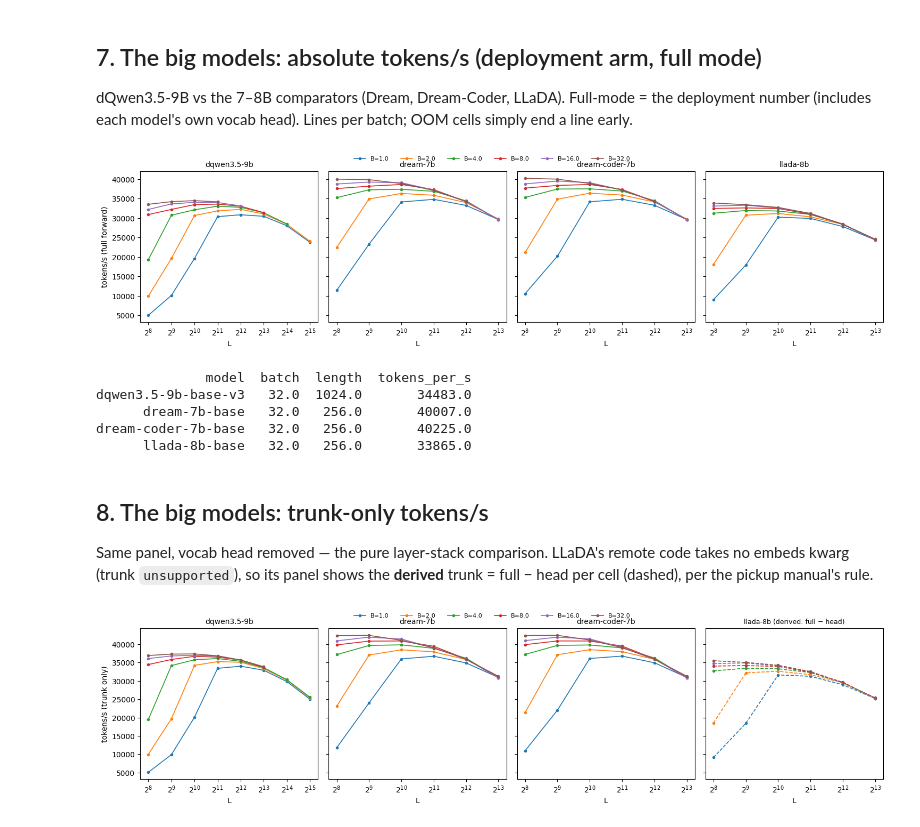
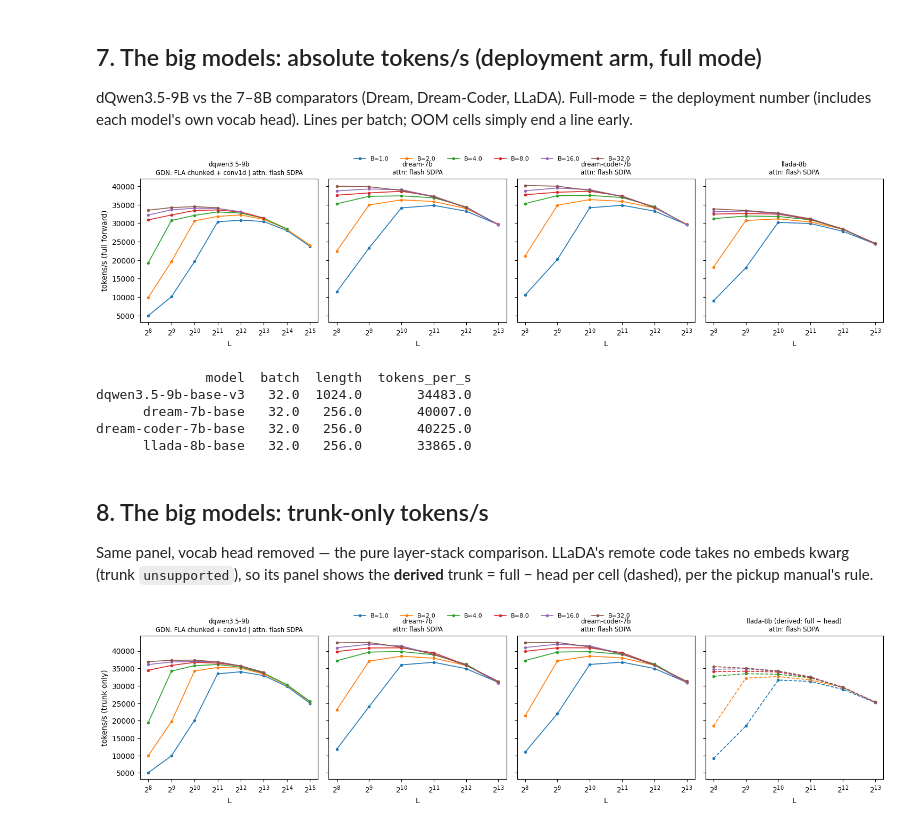
Before and after one commit to AntonXue/dQwen, a Jupyter notebook: notebooks/throughput_viz.ipynb, the cells around one changed output. Saved outputs shown, nothing was run; the diff lists cells and outputs as text; code cells hidden in the pictures.

Commit message:
Notebook: backend implementations under each big-model panel title
Read from the records' own provenance (sdpa_arm / fla / causal_conv1d),
never hardcoded -- the hybrid asserts both GDN packages were live, so a
fallback-tainted record set would fail the cell rather than mislabel.

Co-Authored-By: Claude Fable 5 <noreply@anthropic.com>

```diff
--- a/notebooks/throughput_viz.ipynb
+++ b/notebooks/throughput_viz.ipynb
@@ -162,26 +162,36 @@ dQwen3.5-9B vs the 7–8B comparators (Dream, Dream-Coder, LLaDA). Full-mode =
 the deployment number (includes each model's own vocab head). Lines per batch;
 OOM cells simply end a line early.
 # %%
+def impl_line(m):
+    """Backend line from the records' own provenance, not hardcoded."""
+    r = v2[(v2.model == m) & (v2.arm == "deployment")].iloc[0]
+    attn = "attn: flash SDPA" if r.sdpa_arm == "fast" else "attn: math SDPA"
+    if m.startswith("dqwen3.5"):
+        assert bool(r["fla"]) and bool(r["causal_conv1d"])
+        return f"GDN: FLA chunked + conv1d | {attn}"
+    return attn
+
 BIG = ["dqwen3.5-9b-base-v3", "dream-7b-base", "dream-coder-7b-base", "llada-8b-base"]
 big = v2[(v2.arm == "deployment") & (v2["mode"] == "full") & v2.model.isin(BIG)]
 fig, axes = plt.subplots(1, 4, figsize=(15, 3.8), sharey=True)
 for ax, m in zip(axes, BIG):
     sub = big[big.model == m]
     for b, g in sub.groupby("batch"):
         g = g.sort_values("length")
         ax.plot(g.length, g.tokens_per_s, marker="o", ms=3, lw=1.2,
                 label=f"B={b}" if m == BIG[0] else None)
     ax.set_xscale("log", base=2)
-    ax.set_title(m.replace("-base-v3", "").replace("-base", ""), fontsize=10)
+    ax.set_title(m.replace("-base-v3", "").replace("-base", "")
+                 + "\n" + impl_line(m), fontsize=8.5)
     ax.set_xlabel("L")
 axes[0].set_ylabel("tokens/s (full forward)")
 fig.legend(loc="upper center", ncol=6, fontsize=8, frameon=False)
 fig.tight_layout(); plt.show()
 peak = big.loc[big.groupby("model").tokens_per_s.idxmax(),
                ["model", "batch", "length", "tokens_per_s"]]
 print(peak.to_string(index=False))
 # %% [output]
-[figure, old version]
+[figure, new version]
               model  batch  length  tokens_per_s
 dqwen3.5-9b-base-v3   32.0  1024.0       34483.0
       dream-7b-base   32.0   256.0       40007.0
@@ -201,7 +211,8 @@ for ax, m in zip(axes, BIG):
             g = g.sort_values("length")
             ax.plot(g.length, g.tokens_per_s, marker="o", ms=3, lw=1.2,
                     label=f"B={b}" if m == BIG[0] else None)
-        ax.set_title(m.replace("-base-v3", "").replace("-base", ""), fontsize=10)
+        ax.set_title(m.replace("-base-v3", "").replace("-base", "")
+                 + "\n" + impl_line(m), fontsize=8.5)
     else:  # derived trunk = full - head (manual S5.5)
         fh = v2[(v2.arm == "deployment") & (v2.model == m)
                 & v2["mode"].isin(["full", "head"])]
@@ -211,11 +222,12 @@ for ax, m in zip(axes, BIG):
         for b, g in piv.groupby("batch"):
             g = g.sort_values("length")
             ax.plot(g.length, g.tok_s, marker="o", ms=3, lw=1.2, ls="--")
-        ax.set_title("llada-8b (derived: full − head)", fontsize=9)
+        ax.set_title("llada-8b (derived: full − head)\n"
+                 + impl_line(m), fontsize=8.5)
     ax.set_xscale("log", base=2)
     ax.set_xlabel("L")
 axes[0].set_ylabel("tokens/s (trunk only)")
 fig.legend(loc="upper center", ncol=6, fontsize=8, frameon=False)
 fig.tight_layout(); plt.show()
 # %% [output]
-[figure, old version]
+[figure, new version]
```
